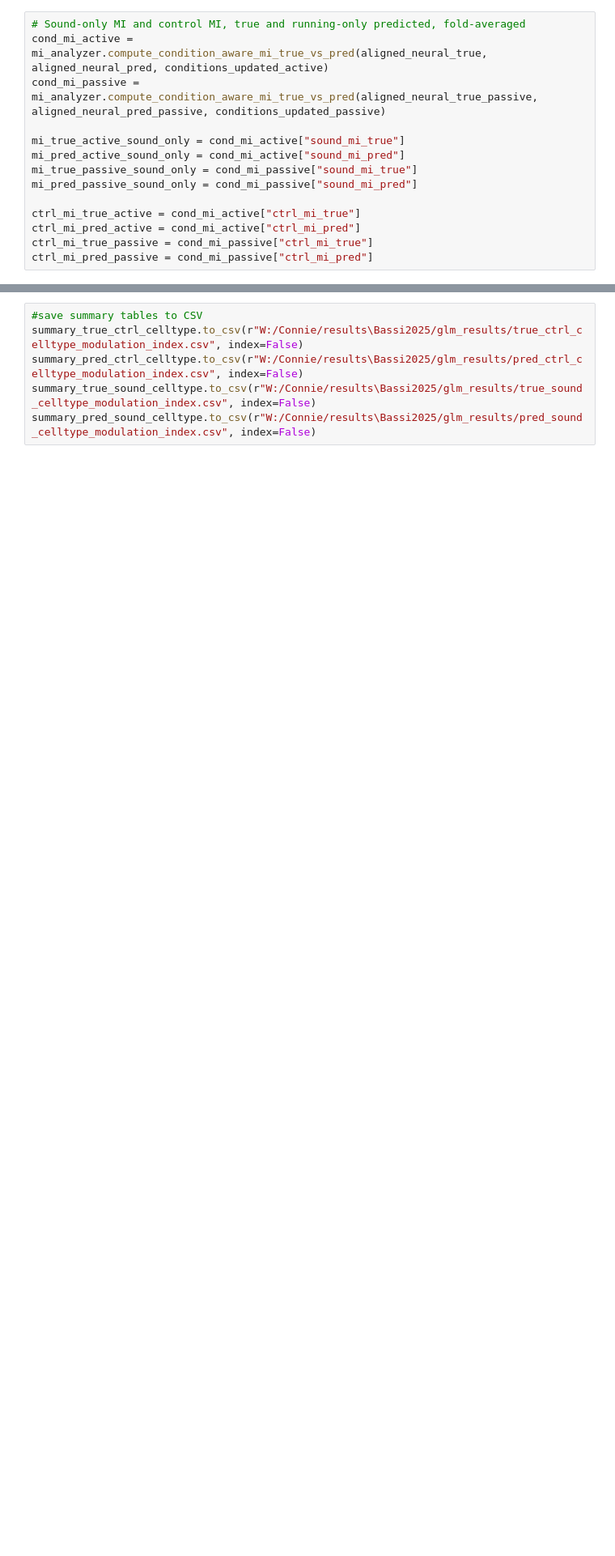
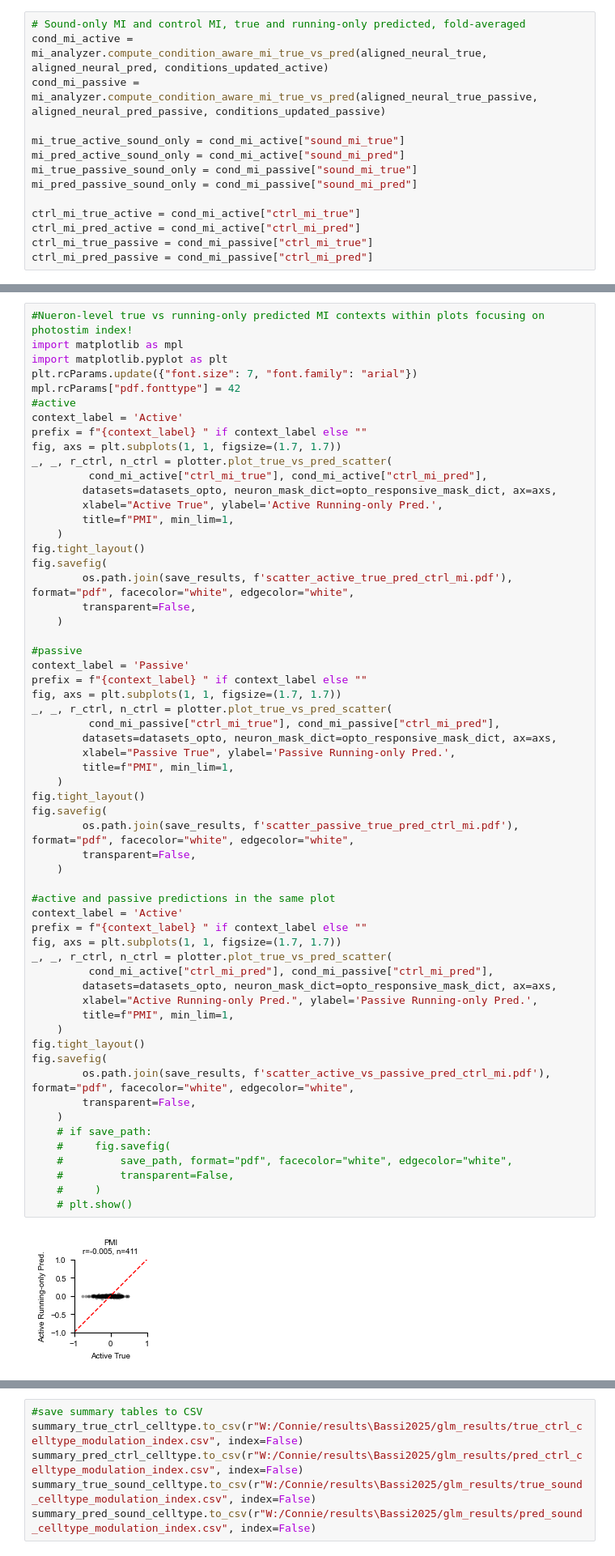
Before and after one commit to constanzabassi/GLM-analysis, a Jupyter notebook: notebooks/run_glm_encoding_analysis_running_models.ipynb, the cells around one changed output, grey strips where cells are left out. Shown at 81% size. Cells and saved outputs as stored; diff of their text form; blank space fills up the shorter version.

Commit message:
update glm_running_models notebook

```diff
--- a/notebooks/run_glm_encoding_analysis_running_models.ipynb
+++ b/notebooks/run_glm_encoding_analysis_running_models.ipynb
@@ -405,0 +462,61 @@ for context, cond_mi in [("Active", cond_mi_active), ("Passive", cond_mi_passive
+# %%
+#Nueron-level true vs running-only predicted MI contexts within plots focusing on photostim index!
+import matplotlib as mpl
+import matplotlib.pyplot as plt
+plt.rcParams.update({"font.size": 7, "font.family": "arial"})
+mpl.rcParams["pdf.fonttype"] = 42
+#active
+context_label = 'Active'
+prefix = f"{context_label} " if context_label else ""
+fig, axs = plt.subplots(1, 1, figsize=(1.7, 1.7))
+_, _, r_ctrl, n_ctrl = plotter.plot_true_vs_pred_scatter(
+         cond_mi_active["ctrl_mi_true"], cond_mi_active["ctrl_mi_pred"],
+        datasets=datasets_opto, neuron_mask_dict=opto_responsive_mask_dict, ax=axs,
+        xlabel="Active True", ylabel='Active Running-only Pred.',
+        title=f"PMI", min_lim=1,
+    )
+fig.tight_layout()
+fig.savefig(
+        os.path.join(save_results, f'scatter_active_true_pred_ctrl_mi.pdf'), format="pdf", facecolor="white", edgecolor="white",
+        transparent=False,
+    )
+
+#passive
+context_label = 'Passive'
+prefix = f"{context_label} " if context_label else ""
+fig, axs = plt.subplots(1, 1, figsize=(1.7, 1.7))
+_, _, r_ctrl, n_ctrl = plotter.plot_true_vs_pred_scatter(
+         cond_mi_passive["ctrl_mi_true"], cond_mi_passive["ctrl_mi_pred"],
+        datasets=datasets_opto, neuron_mask_dict=opto_responsive_mask_dict, ax=axs,
+        xlabel="Passive True", ylabel='Passive Running-only Pred.',
+        title=f"PMI", min_lim=1,
+    )
+fig.tight_layout()
+fig.savefig(
+        os.path.join(save_results, f'scatter_passive_true_pred_ctrl_mi.pdf'), format="pdf", facecolor="white", edgecolor="white",
+        transparent=False,
+    )
+
+#active and passive predictions in the same plot
+context_label = 'Active'
+prefix = f"{context_label} " if context_label else ""
+fig, axs = plt.subplots(1, 1, figsize=(1.7, 1.7))
+_, _, r_ctrl, n_ctrl = plotter.plot_true_vs_pred_scatter(
+         cond_mi_active["ctrl_mi_pred"], cond_mi_passive["ctrl_mi_pred"],
+        datasets=datasets_opto, neuron_mask_dict=opto_responsive_mask_dict, ax=axs,
+        xlabel="Active Running-only Pred.", ylabel='Passive Running-only Pred.',
+        title=f"PMI", min_lim=1,
+    )
+fig.tight_layout()
+fig.savefig(
+        os.path.join(save_results, f'scatter_active_vs_passive_pred_ctrl_mi.pdf'), format="pdf", facecolor="white", edgecolor="white",
+        transparent=False,
+    )
+    # if save_path:
+    #     fig.savefig(
+    #         save_path, format="pdf", facecolor="white", edgecolor="white",
+    #         transparent=False,
+    #     )
+    # plt.show()
+# %% [output]
+[figure, added]
```
Also changed, not shown: parts of 20 cells of this notebook.
